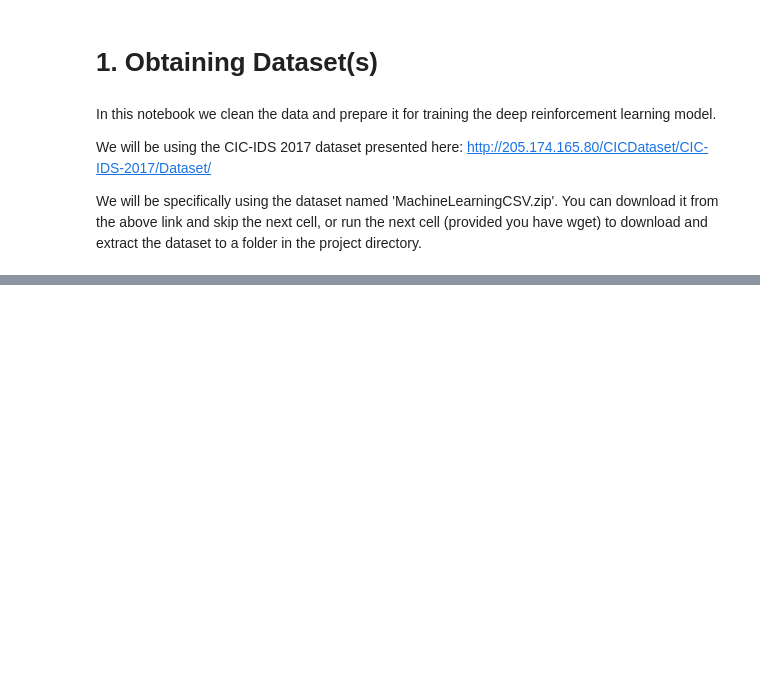
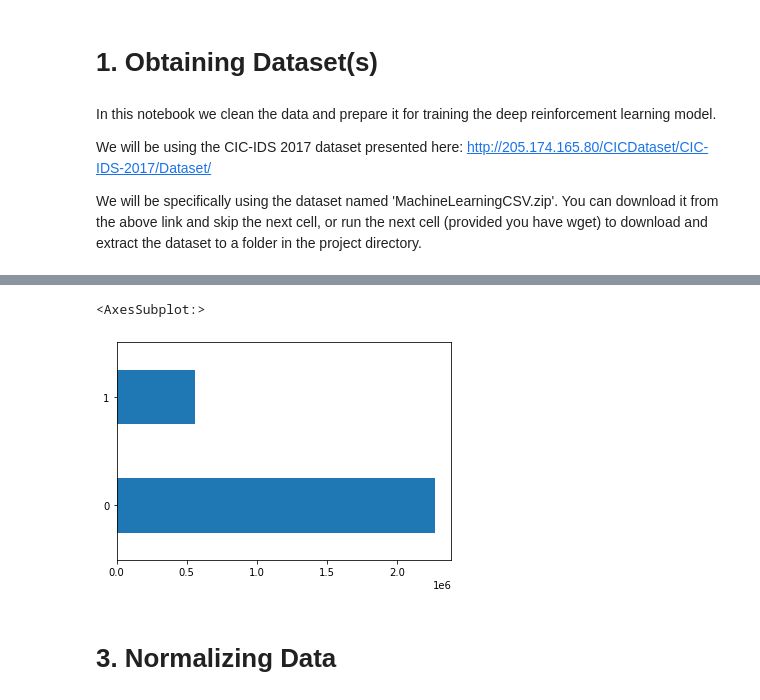
Before and after one commit to Scorks/GAN_DRL_IDS, a Jupyter notebook: src/preprocessing.ipynb, the cells around one changed output, grey strips where cells are left out. Drawn from its saved outputs; the diff is of its cells as text; code cells hidden in the pictures; blank space fills up the shorter version.

```diff
--- a/src/preprocessing.ipynb
+++ b/src/preprocessing.ipynb
@@ -47,0 +166,13 @@ df.reset_index(drop=True, inplace=True)
+# %%
+# As we can see above, the BENIGN count is ~80% of our cleaned data, while attack data is ~20%.
+
+df["label"] = df["label"].map(
+    lambda x: 0 if x == "BENIGN" else 1
+)
+
+df.label.value_counts().plot.barh()
+# %% [output]
+<AxesSubplot:>
+[figure, added]
+# %% [markdown]
+# 3. Normalizing Data
```
Also changed, not shown: parts of 24 cells of this notebook.
